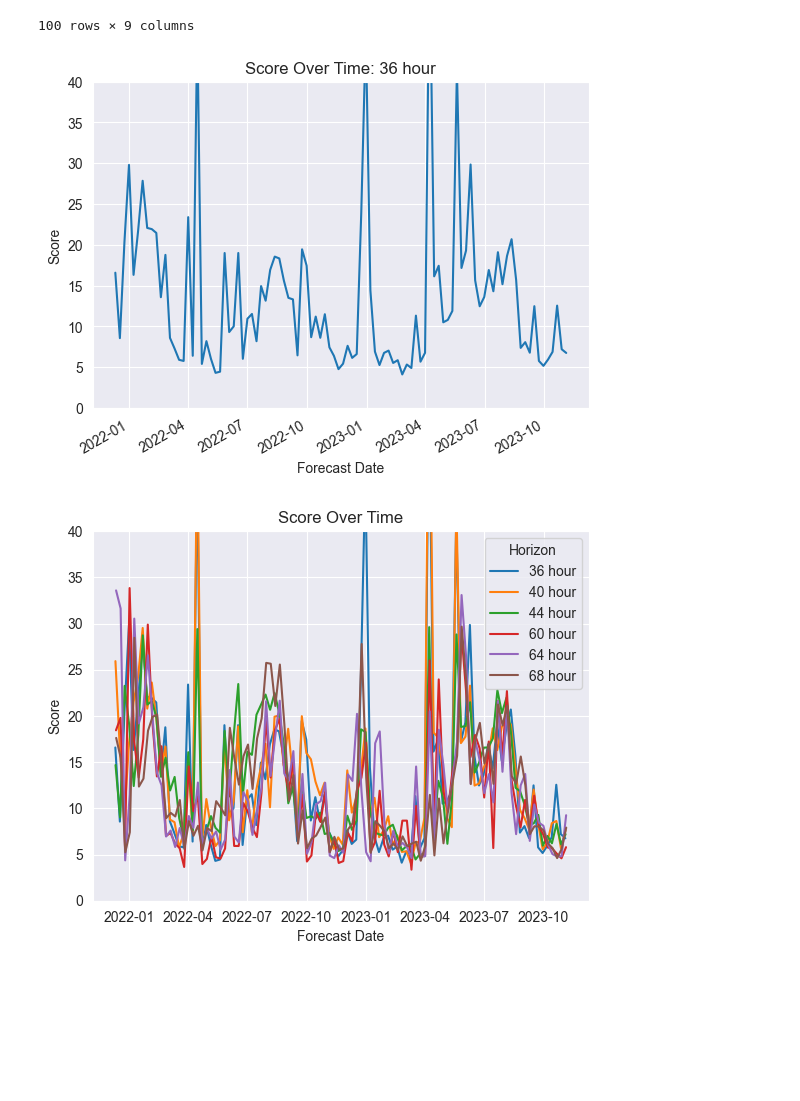
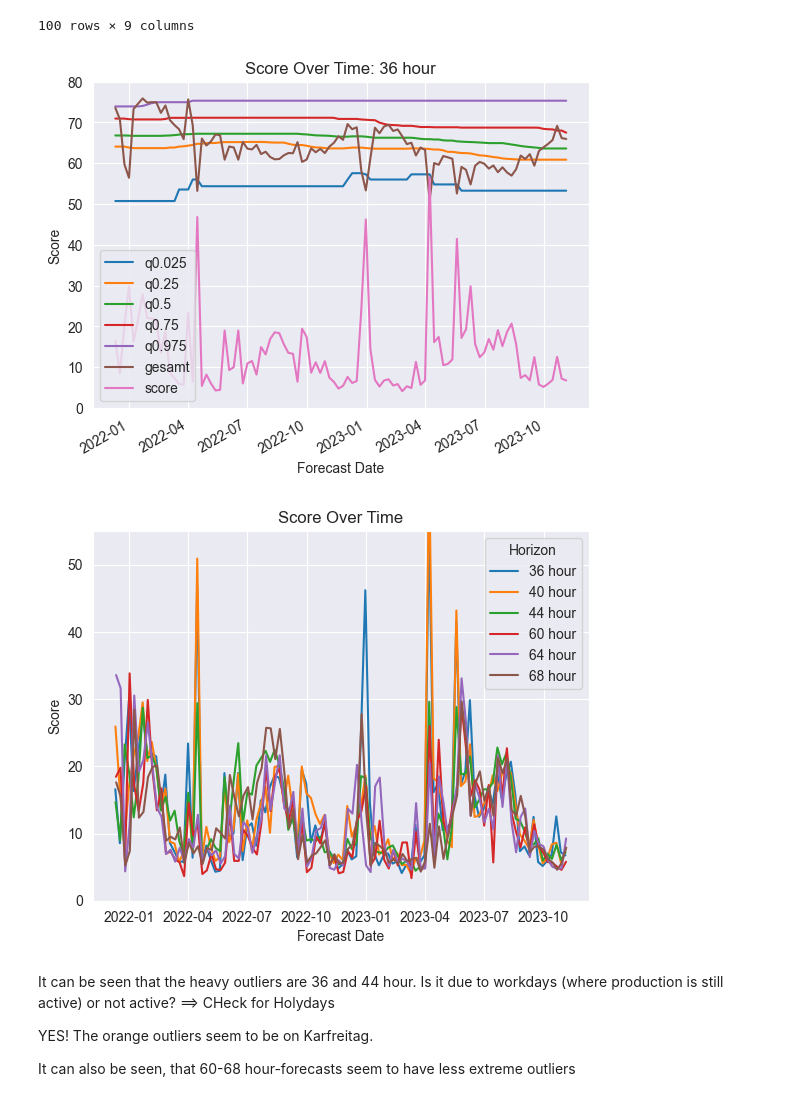
Before and after one commit to EliasKng/PTSFC, a Jupyter notebook: Energy/cross_validation.ipynb, the cells around one changed output. Saved outputs shown, nothing was run; the diff lists cells and outputs as text; code cells hidden in the pictures; blank space fills up the shorter version.

Commit message:
Evaulate scores of basline model

```diff
--- a/Energy/cross_validation.ipynb
+++ b/Energy/cross_validation.ipynb
@@ -145,41 +145,48 @@ horizons = ['36 hour', '40 hour', '44 hour', '60 hour', '64 hour', '68 hour']
 
 # for h in horizons:
 
-ax = evaluation[evaluation['horizon'] == '36 hour']['score'].plot(kind='line',  linestyle='-')
+ax = evaluation[evaluation['horizon'] == '36 hour'].plot(kind='line',  linestyle='-')
 
 # Adding labels and title
 plt.xlabel('Forecast Date')
 plt.ylabel('Score')
 plt.title('Score Over Time: ' + '36 hour')
-ax.set_ylim(0, 40)
+ax.set_ylim(0, 80)
 # Display the plot
 plt.show()
 # %% [output]
-[figure, old version]
+[figure, new version]
 # %%
 import matplotlib.pyplot as plt
 
 # List of horizons
 horizons = ['36 hour', '40 hour', '44 hour', '60 hour', '64 hour', '68 hour']
 
 # Plotting all lines in one plot
 plt.figure()  # Create a new figure
 for h in horizons:
     subset = evaluation[evaluation['horizon'] == h]
     plt.plot(subset.index, subset['score'], label=h)
 
 # Adding labels and title
 plt.xlabel('Forecast Date')
 plt.ylabel('Score')
 plt.title('Score Over Time')
 
 # Setting y-axis limit
-plt.ylim(0, 40)
+plt.ylim(0,55)
 
 # Adding legend
 plt.legend(title='Horizon')
 
 # Display the plot
 plt.show()
 # %% [output]
-[figure, old version]
+[figure, new version]
+# %% [markdown]
+It can be seen that the heavy outliers are 36 and 44 hour. Is it due to workdays (where production is still active) or not active?
+==> CHeck for Holydays
+
+YES! The orange outliers seem to be on Karfreitag.
+
+It can also be seen, that 60-68 hour-forecasts seem to have less extreme outliers
```
